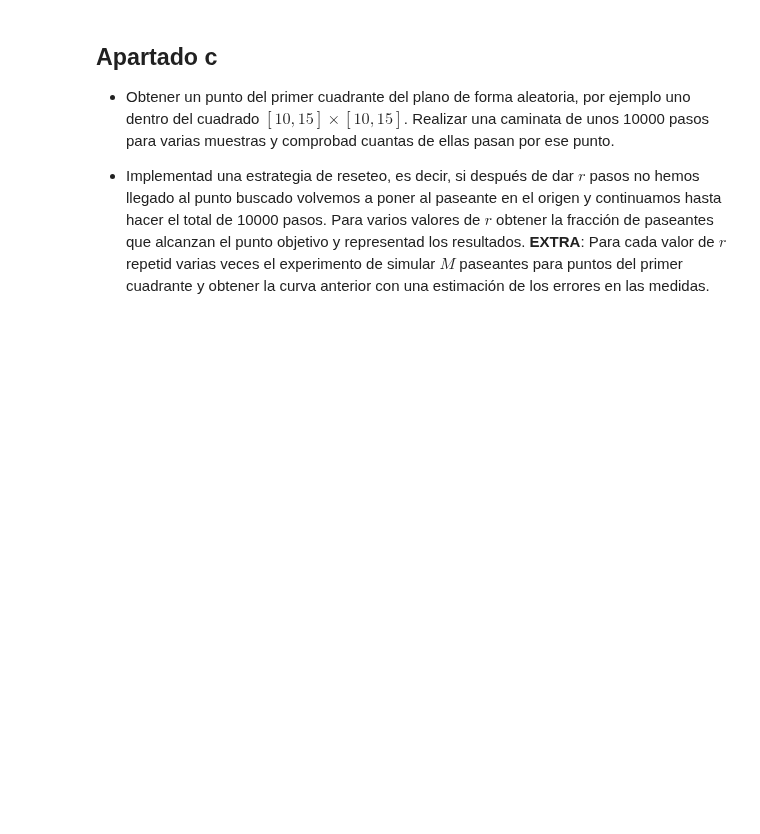
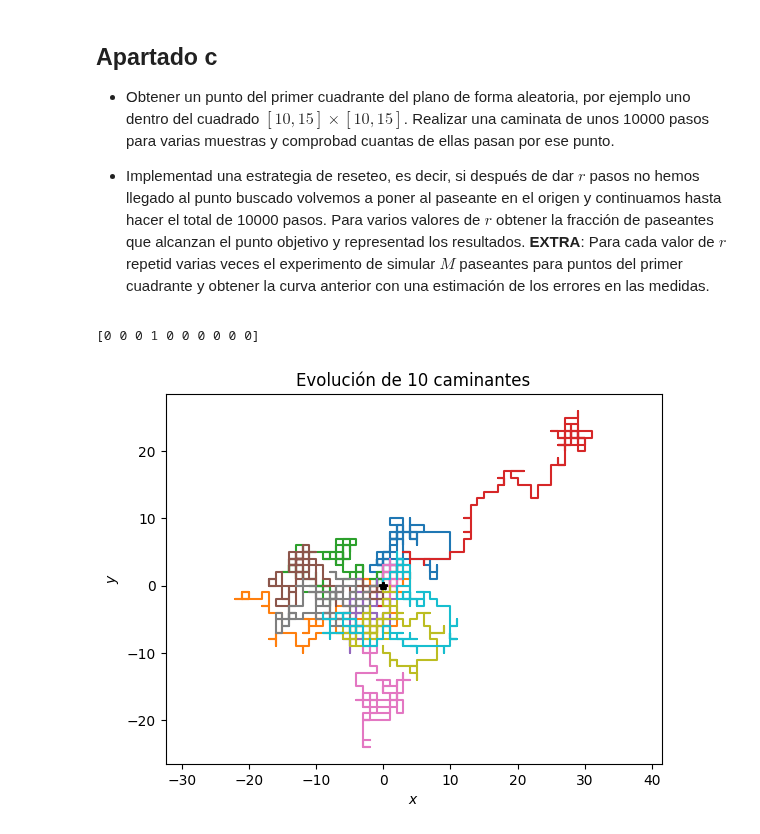
Before and after one commit to guillediaaazz/fiscomp-practices, a Jupyter notebook: P3/Reset_RW-enunciados.ipynb, the cells around one changed output. Saved outputs shown, nothing was run; the diff lists cells and outputs as text; code cells hidden in the pictures; blank space fills up the shorter version.

```diff
--- a/P3/Reset_RW-enunciados.ipynb
+++ b/P3/Reset_RW-enunciados.ipynb
@@ -196,3 +199,41 @@ Posición inicial: (x=[-380], y=[-83])
 - Obtener un punto del primer cuadrante del plano de forma aleatoria, por ejemplo uno dentro del cuadrado $[10,15]\times[10,15]$. Realizar una caminata de unos 10000 pasos para varias muestras y comprobad cuantas de ellas pasan por ese punto.
 
 - Implementad una estrategia de reseteo, es decir, si después de dar $r$ pasos no hemos llegado al punto buscado volvemos a poner al paseante en el origen y continuamos hasta hacer el total de 10000 pasos. Para varios valores de $r$ obtener la fracción de paseantes que alcanzan el punto objetivo y representad los resultados. **EXTRA**: Para cada valor de $r$ repetid varias veces el experimento de simular $M$ paseantes para puntos del primer cuadrante y obtener la curva anterior con una estimación de los errores en las medidas.
+# %%
+def inPosition(moves, x: int, y: int):
+    """
+    Comprueba cuántas veces ha pasado cada caminante por las coordenadas dadas.
+    """
+    people = moves.shape[0]
+    steps = moves.shape[2]
+    inPositionArray = zeros([people], int)
+    for person in range(people):
+        for step in range(steps):
+            inPositionArray[person] += int((moves[person,0,step] == x) and (moves[person,1,step] == y))
+
+    return inPositionArray
+
+def randomWalk2DReset(people: int, maxStepsOut: int, steps: int):
+    finalSteps = steps % maxStepsOut
+    mSOIterations = steps // maxStepsOut
+    xy0 = zeros([people], int)
+    moves = zeros([people, 2, steps])
+    for i in range(mSOIterations):
+        moves[:,:,i*maxStepsOut:(i+1)*maxStepsOut] = randomWalk2D(xy0, xy0, maxStepsOut)
+        clear_output()  # para que no se llene la consola de barras de progreso
+    if finalSteps != 0:
+        moves[:,:,(steps-finalSteps):] = randomWalk2D(xy0, xy0, finalSteps)
+        clear_output()  # para que no se llene la consola de barras de progreso
+    return moves
+# %%
+people = 10
+steps = 200
+x0 = zeros([people], int)
+y0 = zeros([people], int)
+moves = randomWalk2D(x0, y0, steps)
+inPos = inPosition(moves, randint(10,16), randint(10,16))
+print(inPos)
+plotWalk2D(moves)
+# %% [output]
+[0 0 0 1 0 0 0 0 0 0]
+[figure, added]
```
Also changed, not shown: parts of 4 cells of this notebook.
